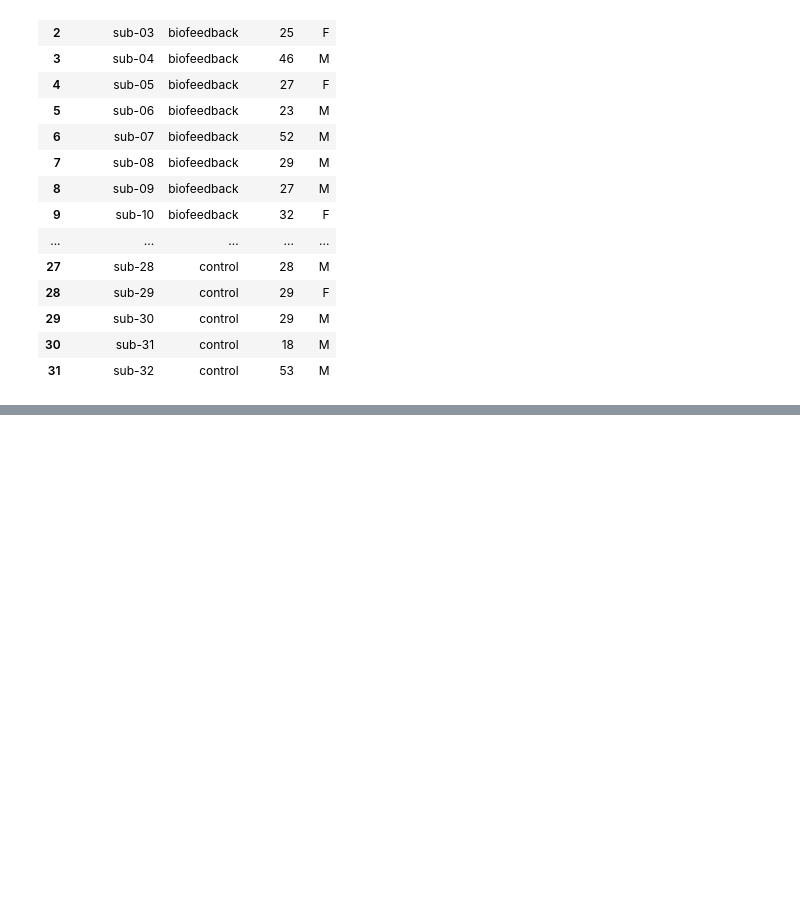
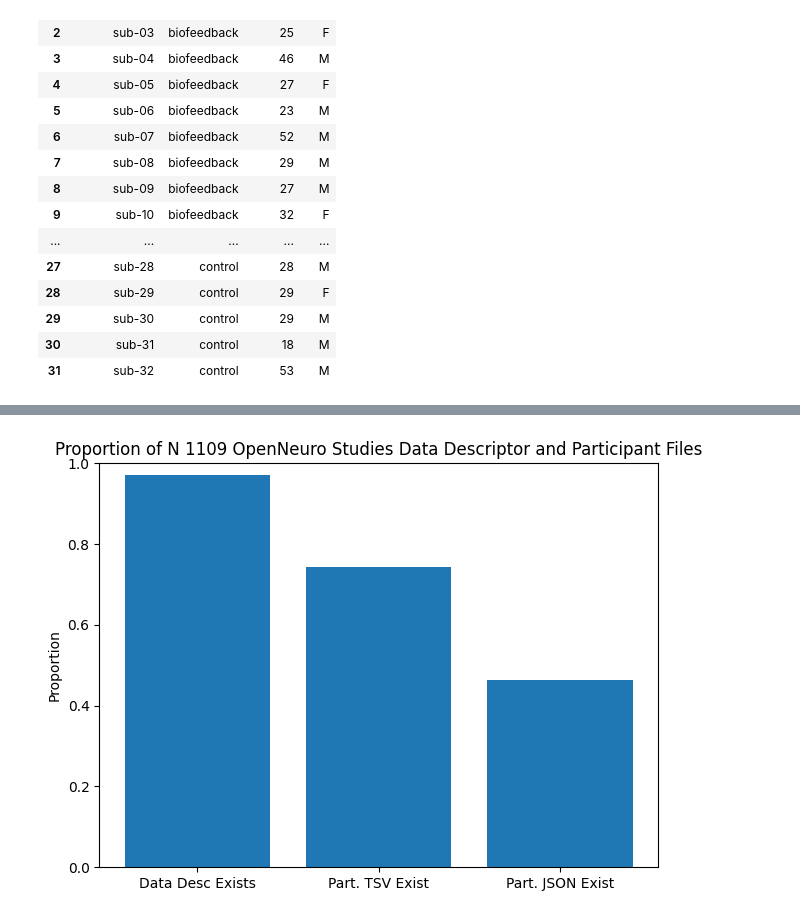
Before and after one commit to demidenm/openneuro_scrub, a Jupyter notebook: scripts/evaluating_files-values.ipynb, the cells around one changed output, grey strips where cells are left out. Saved outputs shown, nothing was run; the diff lists cells and outputs as text; code cells hidden in the pictures; blank space fills up the shorter version.

```diff
--- a/scripts/evaluating_files-values.ipynb
+++ b/scripts/evaluating_files-values.ipynb
@@ -277,0 +588,16 @@ sep='\t')
+# %%
+datdesc_proportion = final_study_info['datadesc_exist'].sum() / total_n
+partici_json_proportion = final_study_info['partic_json_exist'].sum() / total_n
+participant_tsv_proportion = final_study_info['participant_tsv_exist'].sum() / total_n
+
+plt.bar(['Data Desc Exists', 'Part. TSV Exist', 'Part. JSON Exist', ],
+        [datdesc_proportion, participant_tsv_proportion, partici_json_proportion])
+plt.ylabel('Proportion')
+plt.title(f'Proportion of N {len(final_study_info)} OpenNeuro Studies Data Descriptor and Participant Files')
+plt.ylim(0, 1)
+plt.tight_layout()
+
+# Show Plot 2
+plt.show()
+# %% [output]
+[figure, added]
```
Also changed, not shown: parts of 25 cells of this notebook, 1 other file.
